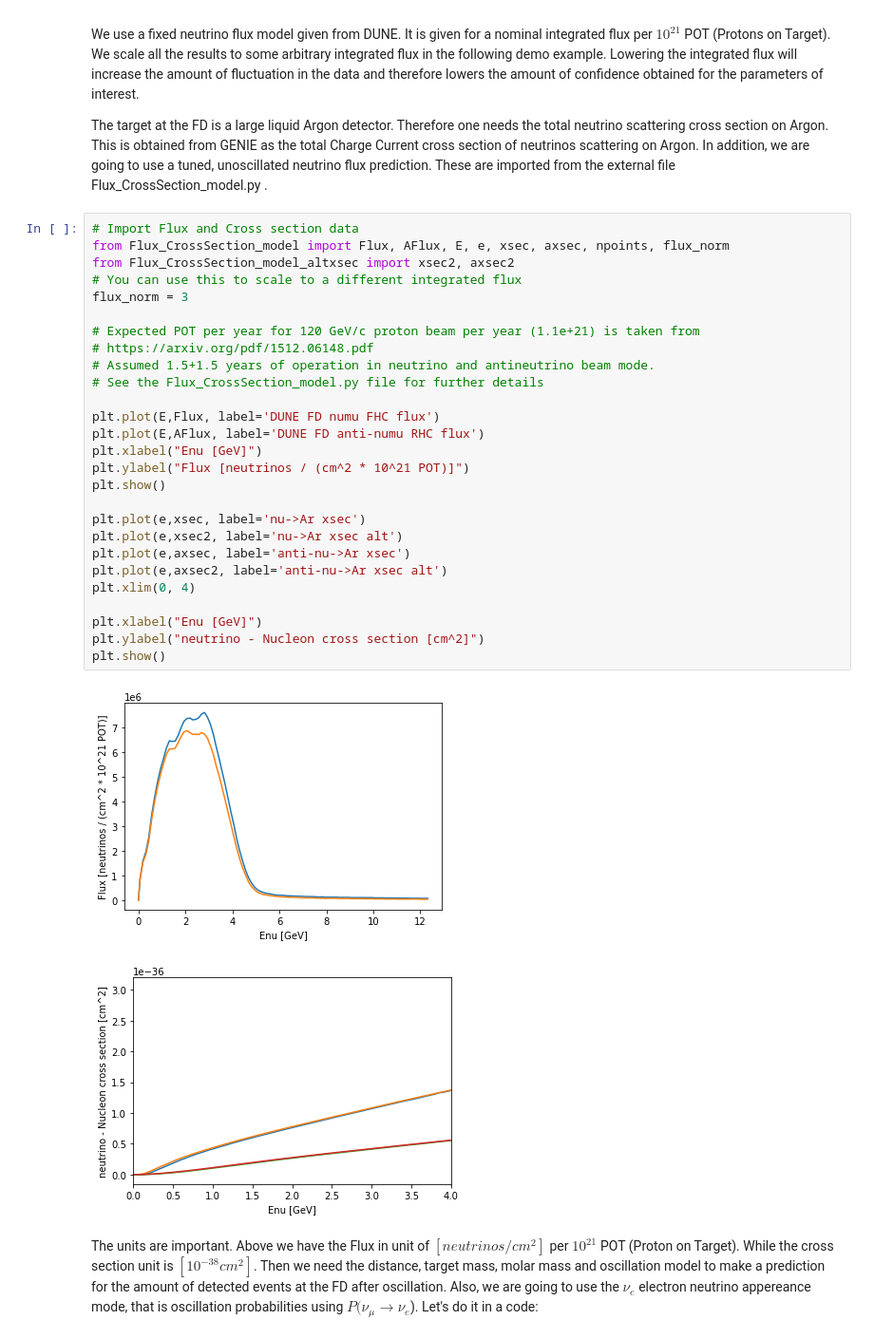
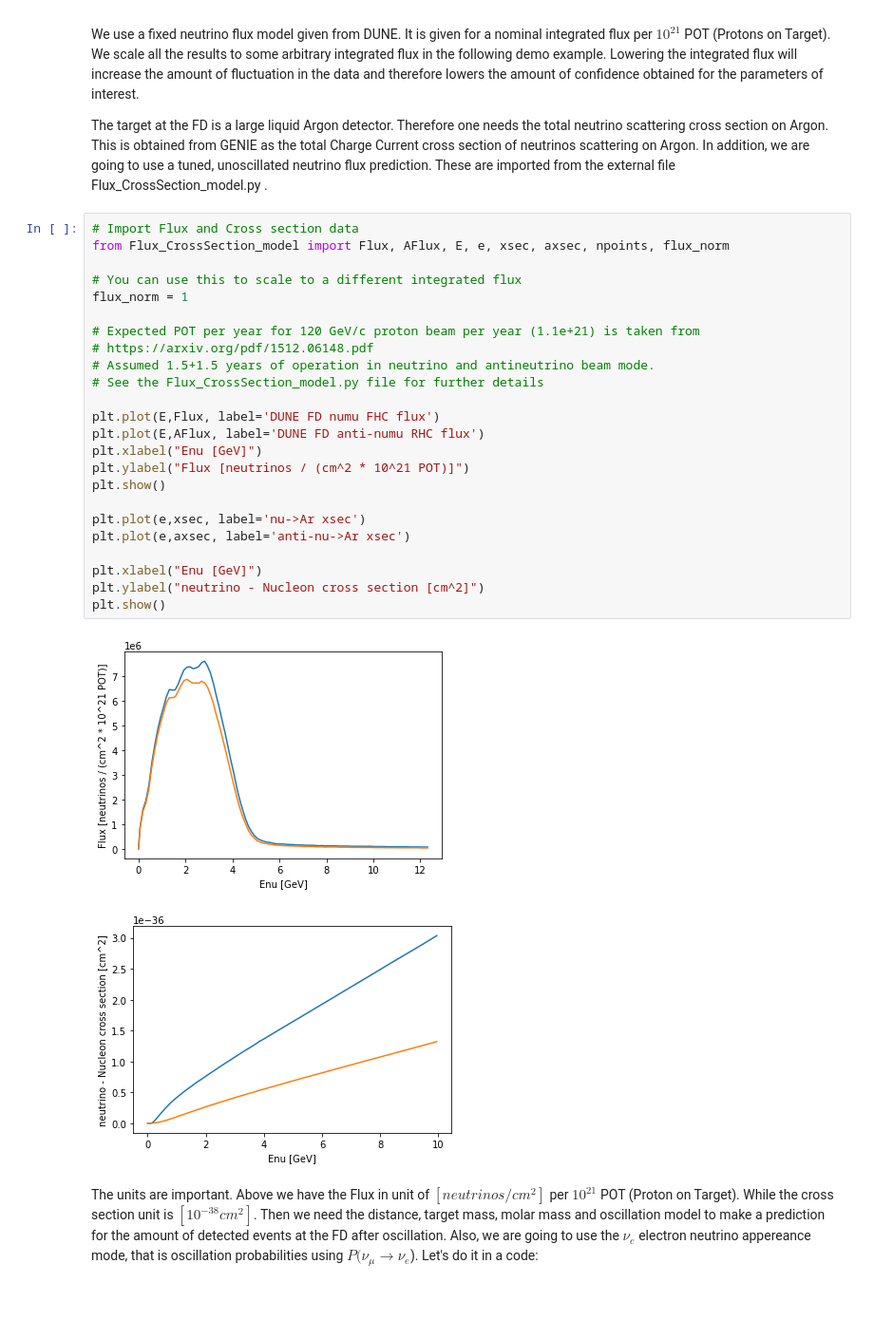
Before and after one commit to balintradics/BayesCodes, a Jupyter notebook: NeutrinoOscillation/DUNE/Project_DUNEOscillations_Bayes_2Sample.ipynb, the cells around one changed output. Shown at 95% size. Saved outputs shown, nothing was run; the diff lists cells and outputs as text; blank space fills up the shorter version.

```diff
--- a/NeutrinoOscillation/DUNE/Project_DUNEOscillations_Bayes_2Sample.ipynb
+++ b/NeutrinoOscillation/DUNE/Project_DUNEOscillations_Bayes_2Sample.ipynb
@@ -88,33 +88,30 @@ The target at the FD is a large liquid Argon detector. Therefore one needs the t
 # %%
 # Import Flux and Cross section data
 from Flux_CrossSection_model import Flux, AFlux, E, e, xsec, axsec, npoints, flux_norm
-from Flux_CrossSection_model_altxsec import xsec2, axsec2
+
 # You can use this to scale to a different integrated flux
-flux_norm = 3
+flux_norm = 1
 
 # Expected POT per year for 120 GeV/c proton beam per year (1.1e+21) is taken from
 # https://arxiv.org/pdf/1512.06148.pdf
 # Assumed 1.5+1.5 years of operation in neutrino and antineutrino beam mode.
 # See the Flux_CrossSection_model.py file for further details
 
 plt.plot(E,Flux, label='DUNE FD numu FHC flux')
 plt.plot(E,AFlux, label='DUNE FD anti-numu RHC flux')
 plt.xlabel("Enu [GeV]")
 plt.ylabel("Flux [neutrinos / (cm^2 * 10^21 POT)]")
 plt.show()
 
 plt.plot(e,xsec, label='nu->Ar xsec')
-plt.plot(e,xsec2, label='nu->Ar xsec alt')
 plt.plot(e,axsec, label='anti-nu->Ar xsec')
-plt.plot(e,axsec2, label='anti-nu->Ar xsec alt')
-plt.xlim(0, 4)
 
 plt.xlabel("Enu [GeV]")
 plt.ylabel("neutrino - Nucleon cross section [cm^2]")
 plt.show()
 # %% [output]
 [figure]
-[figure, old version]
+[figure, new version]
 # %% [markdown]
 The units are important. Above we have the Flux in unit of $[neutrinos/cm^2]$ per $10^{21}$ POT (Proton on Target). While the cross section unit is $[10^{-38}cm^{2}]$. Then we need the distance, target mass, molar mass and oscillation model to make a prediction for the amount of detected events at the FD after oscillation. Also, we are going to use the $\nu_{e}$ electron neutrino appereance mode, that is oscillation probabilities using $P(\nu_{\mu} \rightarrow \nu_{e}$). Let's do it in a code:
 # %%
```
Also changed, not shown: parts of 9 cells of this notebook.
